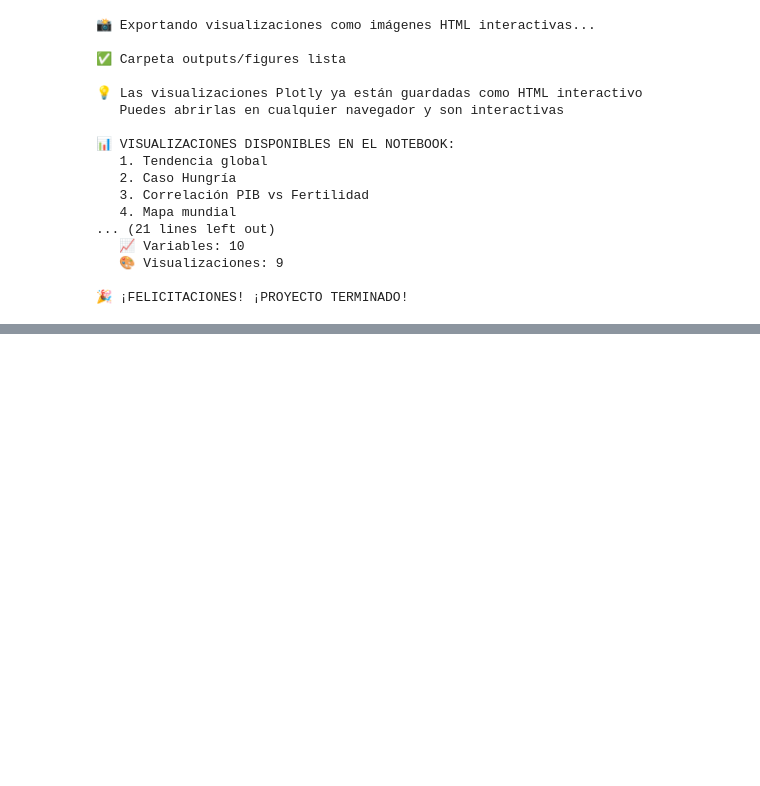
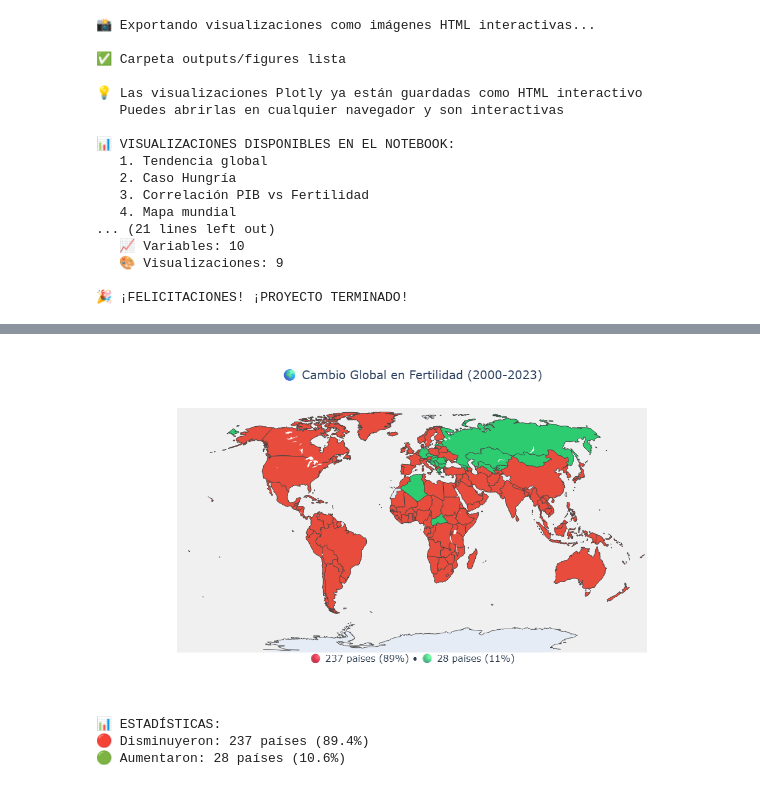
Before and after one commit to JavierGuerra13/analisis-natalidad-mundial, a Jupyter notebook: notebooks/02_data_cleaning.ipynb, the cells around one changed output, grey strips where cells are left out. Cells and saved outputs as stored; diff of their text form; code cells hidden in the pictures; blank space fills up the shorter version.

```diff
--- a/notebooks/02_data_cleaning.ipynb
+++ b/notebooks/02_data_cleaning.ipynb
@@ -1049,0 +1552,68 @@ print("\n🎉 ¡FELICITACIONES! ¡PROYECTO TERMINADO!")
+# %%
+import plotly.graph_objects as go
+
+# Separar países que cayeron vs subieron
+paises_cayeron = cambios[cambios['cambio_absoluto'] < 0]
+paises_subieron = cambios[cambios['cambio_absoluto'] > 0]
+
+fig = go.Figure()
+
+# Países que CAYERON (rojo)
+fig.add_trace(go.Choropleth(
+    locations=paises_cayeron['country'],
+    locationmode='ISO-3',
+    z=[1]*len(paises_cayeron),  # Todos mismo color
+    colorscale=[[0, '#e74c3c'], [1, '#e74c3c']],
+    showscale=False,
+    name='Disminuyó',
+    hovertemplate='<b>%{location}</b><br>Fertilidad DISMINUYÓ<extra></extra>'
+))
+
+# Países que SUBIERON (verde)
+fig.add_trace(go.Choropleth(
+    locations=paises_subieron['country'],
+    locationmode='ISO-3',
+    z=[2]*len(paises_subieron),
+    colorscale=[[0, '#2ecc71'], [1, '#2ecc71']],
+    showscale=False,
+    name='Aumentó',
+    hovertemplate='<b>%{location}</b><br>Fertilidad AUMENTÓ<extra></extra>'
+))
+
+fig.update_layout(
+    title={
+        'text': '🌍 Cambio Global en Fertilidad (2000-2023)',
+        'x': 0.5,
+        'xanchor': 'center',
+        'font': {'size': 20}
+    },
+    geo=dict(
+        showframe=False,
+        showcoastlines=True,
+        projection_type='natural earth',
+        bgcolor='#f0f0f0'
+    ),
+    height=600,
+    annotations=[
+        dict(
+            text=f'🔴 {len(paises_cayeron)} países (89%) • 🟢 {len(paises_subieron)} países (11%)',
+            xref='paper',
+            yref='paper',
+            x=0.5,
+            y=-0.05,
+            showarrow=False,
+            font=dict(size=16, color='#2c3e50')
+        )
+    ]
+)
+
+fig.show()
+
+print(f"\n📊 ESTADÍSTICAS:")
+print(f"🔴 Disminuyeron: {len(paises_cayeron)} países ({len(paises_cayeron)/len(cambios)*100:.1f}%)")
+print(f"🟢 Aumentaron: {len(paises_subieron)} países ({len(paises_subieron)/len(cambios)*100:.1f}%)")
+# %% [output]
+[figure, added]
+📊 ESTADÍSTICAS:
+🔴 Disminuyeron: 237 países (89.4%)
+🟢 Aumentaron: 28 países (10.6%)
```
Also changed, not shown: parts of 9 cells of this notebook, 11 other files.
